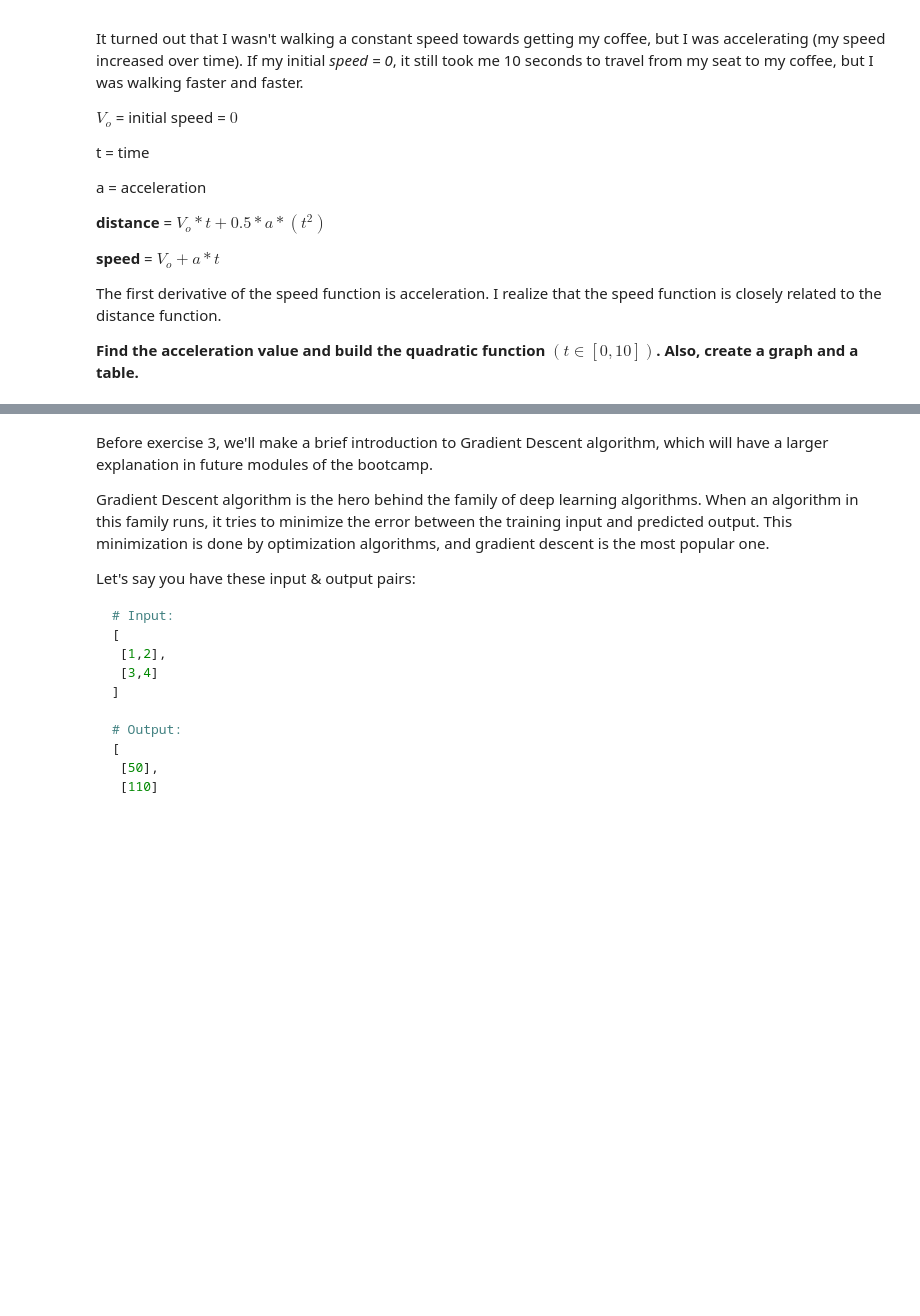
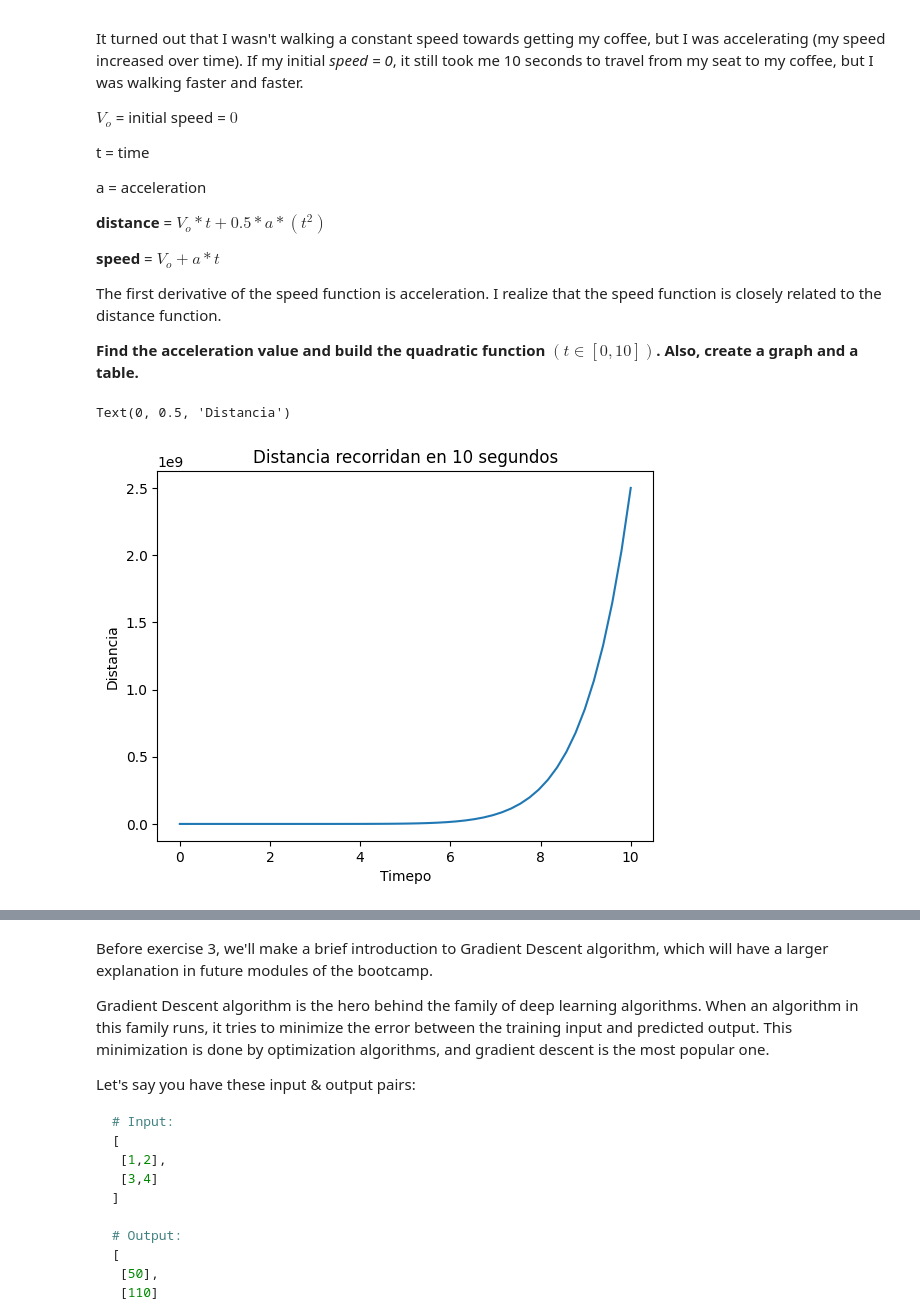
Before and after one commit to 4GeeksAcademy/calculus-andalgebra, a Jupyter notebook: notebook/problems.ipynb, the cells around one changed output, grey strips where cells are left out. Cells and saved outputs as stored; diff of their text form; code cells hidden in the pictures; blank space fills up the shorter version.

```diff
--- a/notebook/problems.ipynb
+++ b/notebook/problems.ipynb
@@ -51,5 +85,15 @@ The first derivative of the speed function is acceleration. I realize that the s
 **Find the acceleration value and build the quadratic function  $(t ∈ [0,10])$. Also, create a graph and a table.**
 # %%
 # Define and plot the quadratic funtion
+a = 0.5
+x = np.linspace(0,10)
+def f(x): return 0.5**2*(x**10)
+plt.plot(x,f(x))
+plt.title('Distancia recorridan en 10 segundos')
+plt.xlabel('Timepo')
+plt.ylabel('Distancia')
+# %% [output]
+Text(0, 0.5, 'Distancia')
+[figure, added]
 # %%
 # Create a DataFrame
```
Also changed, not shown: parts of 12 cells of this notebook.
